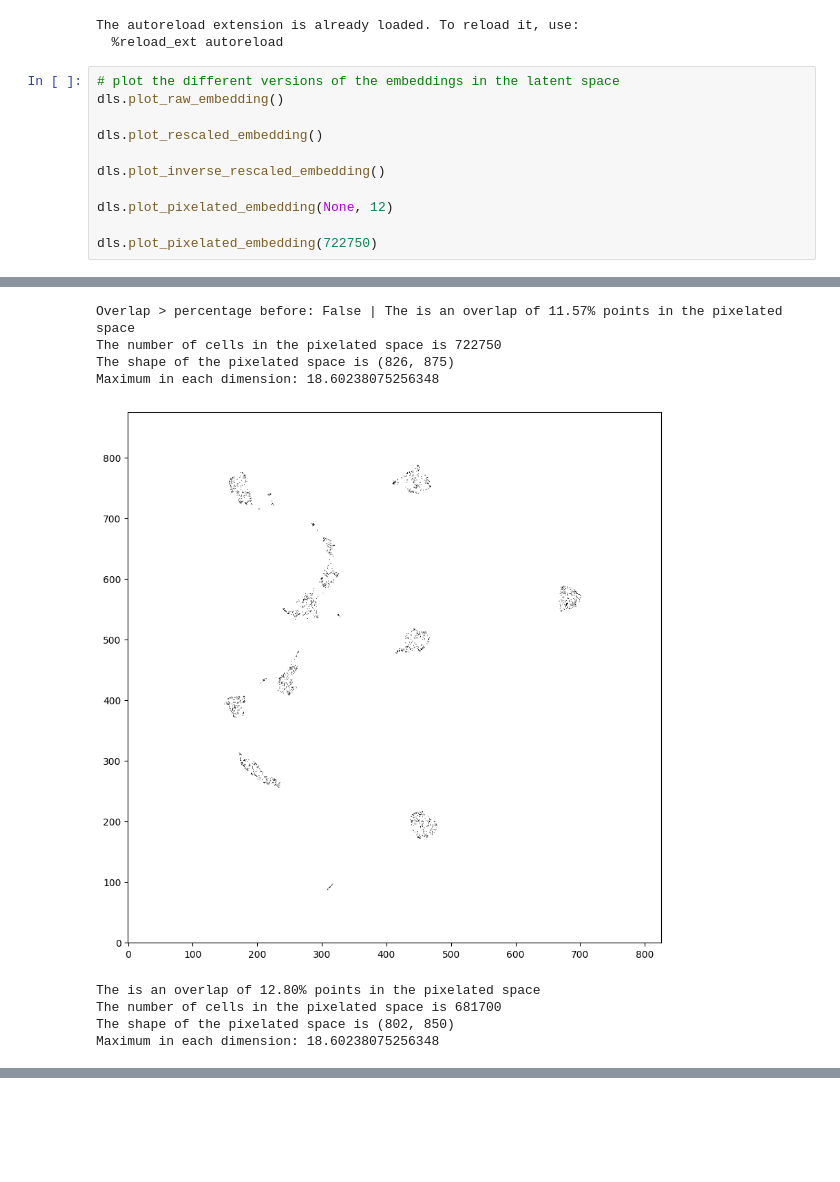
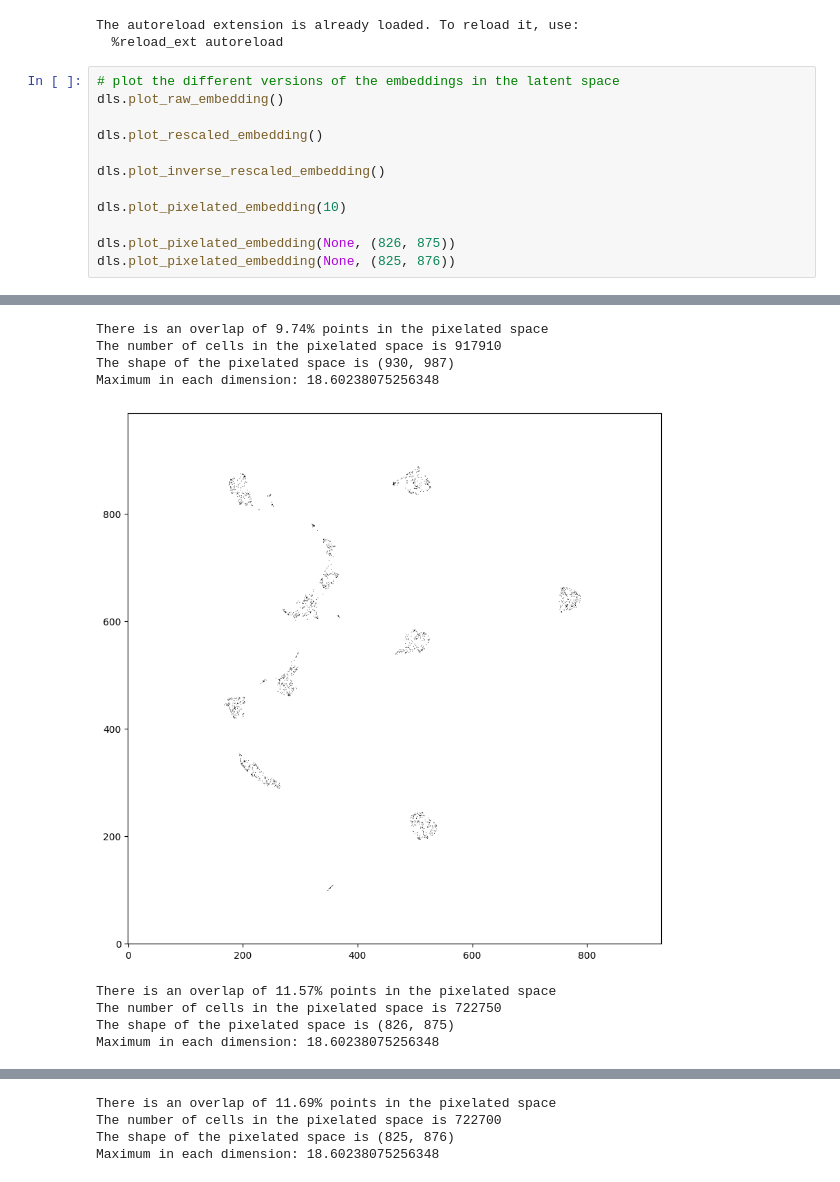
Before and after one commit to chrisfoulon/emuses, a Jupyter notebook: testing.ipynb, the cells around one changed output, grey strips where cells are left out. Saved outputs shown, nothing was run; the diff lists cells and outputs as text; blank space fills up the shorter version.

```diff
--- a/testing.ipynb
+++ b/testing.ipynb
@@ -23,24 +23,25 @@ The autoreload extension is already loaded. To reload it, use:
 # %%
 # plot the different versions of the embeddings in the latent space
 dls.plot_raw_embedding()
 
 dls.plot_rescaled_embedding()
 
 dls.plot_inverse_rescaled_embedding()
 
-dls.plot_pixelated_embedding(None, 12)
+dls.plot_pixelated_embedding(10)
 
-dls.plot_pixelated_embedding(722750)
+dls.plot_pixelated_embedding(None, (826, 875))
+dls.plot_pixelated_embedding(None, (825, 876))
 # %% [output]
 [figure]
 [figure]
 [figure]
-Overlap > percentage before: False | The is an overlap of 11.57% points in the pixelated space
-The number of cells in the pixelated space is 722750
-The shape of the pixelated space is (826, 875)
+There is an overlap of 9.74% points in the pixelated space
+The number of cells in the pixelated space is 917910
+The shape of the pixelated space is (930, 987)
 Maximum in each dimension: 18.60238075256348
-[figure, old version]
+[figure, new version]
-The is an overlap of 12.80% points in the pixelated space
-The number of cells in the pixelated space is 681700
-The shape of the pixelated space is (802, 850)
+There is an overlap of 11.57% points in the pixelated space
+The number of cells in the pixelated space is 722750
+The shape of the pixelated space is (826, 875)
 Maximum in each dimension: 18.60238075256348
@@ -47,0 +49,4 @@ Maximum in each dimension: 18.60238075256348
+There is an overlap of 11.69% points in the pixelated space
+The number of cells in the pixelated space is 722700
+The shape of the pixelated space is (825, 876)
+Maximum in each dimension: 18.60238075256348
```
Also changed, not shown: parts of 3 cells of this notebook, 1 other file.
